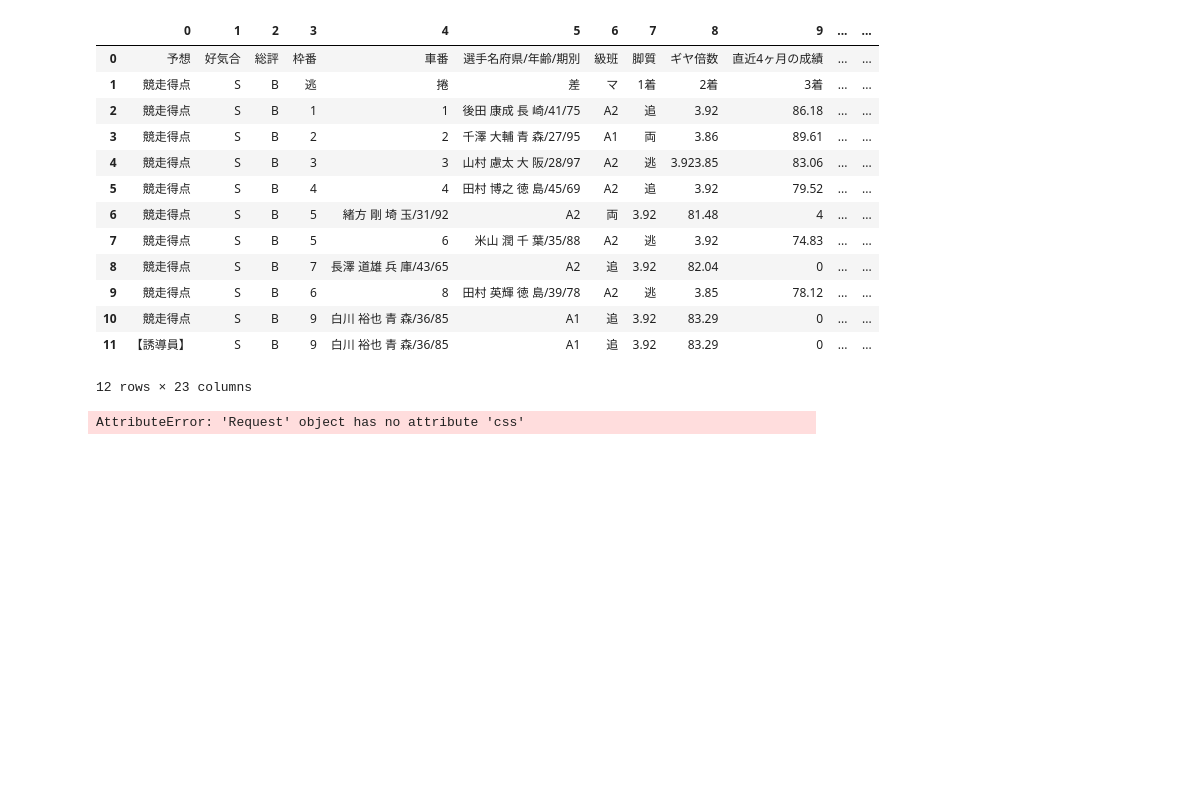
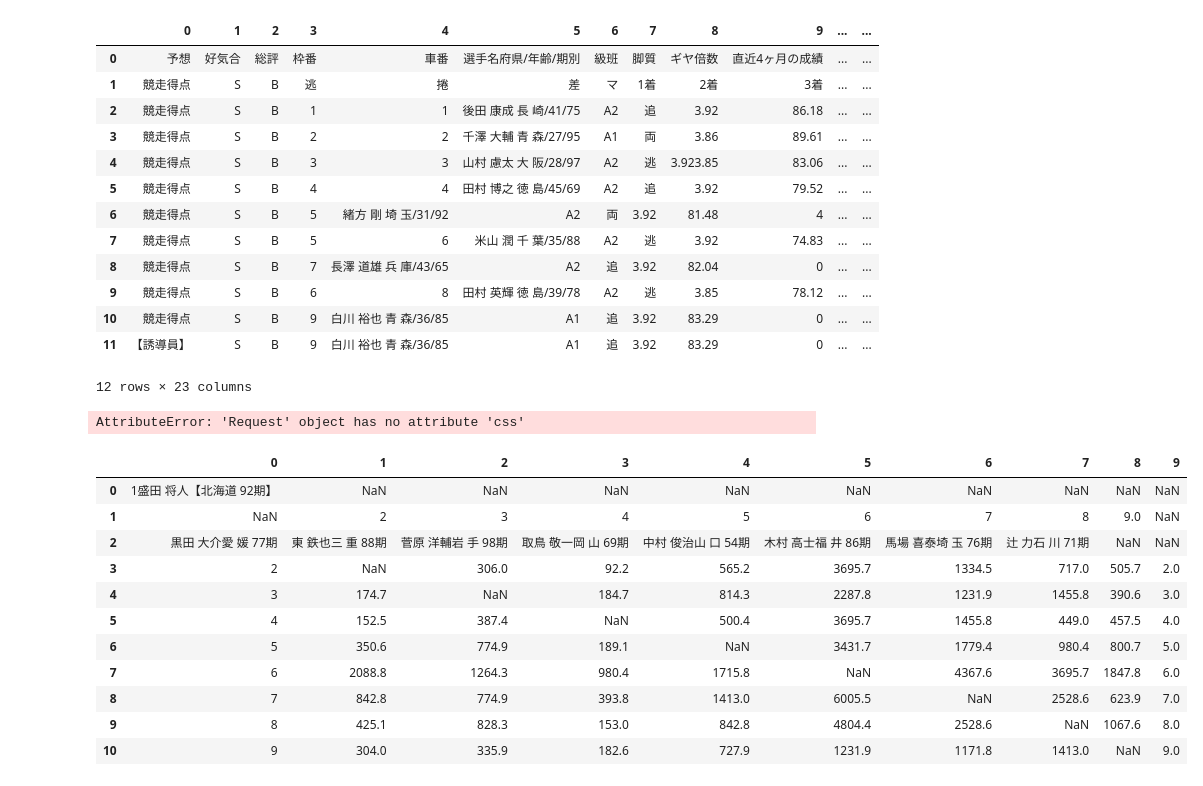
Before and after one commit to mukudori1116/keirin_scraper, a Jupyter notebook: notebook.ipynb, the cells around one changed output. Cells and saved outputs as stored; diff of their text form; code cells hidden in the pictures; blank space fills up the shorter version.

Commit message:
Add odds_table and define new Item

```diff
--- a/notebook.ipynb
+++ b/notebook.ipynb
@@ -71,0 +74,16 @@ AttributeError: 'Request' object has no attribute 'css'
+# %%
+dfs = pandas.read_html("https://keirin.kdreams.jp/nara/racedetail/5320141231020002/")
+dfs
+# %% [output]
+|  | 0 | 1 | 2 | 3 | 4 | 5 | 6 | 7 | 8 | 9 |
+| 0 | 1盛田 将人【北海道 92期】 | NaN | NaN | NaN | NaN | NaN | NaN | NaN | NaN | NaN |
+| 1 | NaN | 2 | 3 | 4 | 5 | 6 | 7 | 8 | 9.0 | NaN |
+| 2 | 黒田 大介愛 媛 77期 | 東 鉄也三 重 88期 | 菅原 洋輔岩 手 98期 | 取鳥 敬一岡 山 69期 | 中村 俊治山 口 54期 | 木村 高士福 井 86期 | 馬場 喜泰埼 玉 76期 | 辻 力石 川 71期 | NaN | NaN |
+| 3 | 2 | NaN | 306.0 | 92.2 | 565.2 | 3695.7 | 1334.5 | 717.0 | 505.7 | 2.0 |
+| 4 | 3 | 174.7 | NaN | 184.7 | 814.3 | 2287.8 | 1231.9 | 1455.8 | 390.6 | 3.0 |
+| 5 | 4 | 152.5 | 387.4 | NaN | 500.4 | 3695.7 | 1455.8 | 449.0 | 457.5 | 4.0 |
+| 6 | 5 | 350.6 | 774.9 | 189.1 | NaN | 3431.7 | 1779.4 | 980.4 | 800.7 | 5.0 |
+| 7 | 6 | 2088.8 | 1264.3 | 980.4 | 1715.8 | NaN | 4367.6 | 3695.7 | 1847.8 | 6.0 |
+| 8 | 7 | 842.8 | 774.9 | 393.8 | 1413.0 | 6005.5 | NaN | 2528.6 | 623.9 | 7.0 |
+| 9 | 8 | 425.1 | 828.3 | 153.0 | 842.8 | 4804.4 | 2528.6 | NaN | 1067.6 | 8.0 |
+| 10 | 9 | 304.0 | 335.9 | 182.6 | 727.9 | 1231.9 | 1171.8 | 1413.0 | NaN | 9.0 |
```
Also changed, not shown: parts of 1 cell of this notebook, 3 other files.
